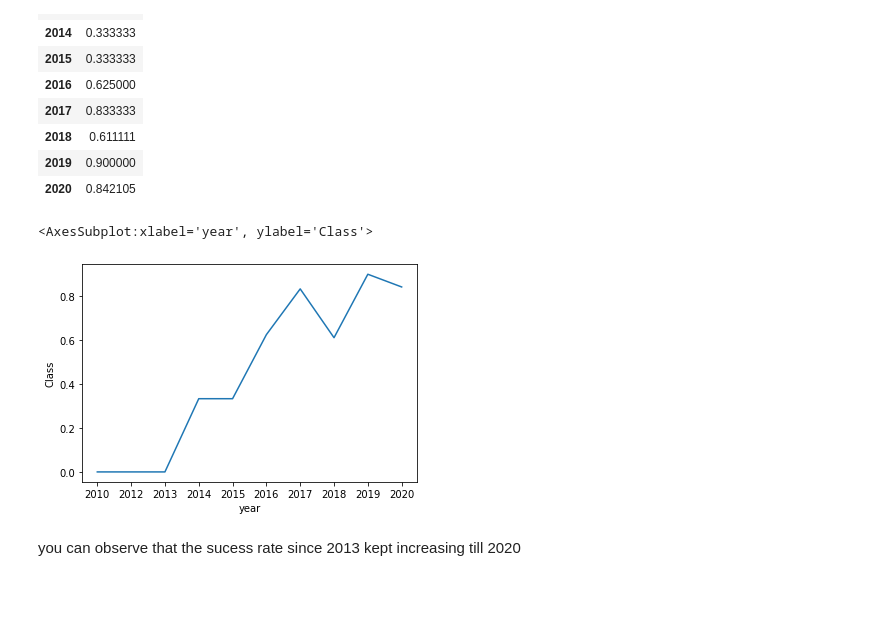
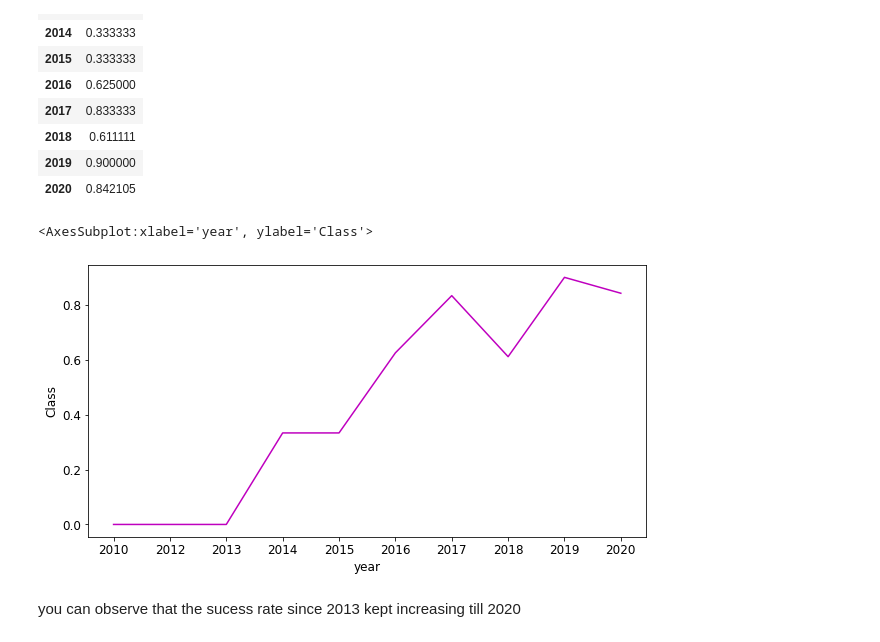
Before and after one commit to henockmamo54/test_coursera, a Jupyter notebook: jupyter-labs-eda-dataviz.ipynb, the cells around one changed output. Cells and saved outputs as stored; diff of their text form; code cells hidden in the pictures; blank space fills up the shorter version.

```diff
--- a/jupyter-labs-eda-dataviz.ipynb
+++ b/jupyter-labs-eda-dataviz.ipynb
@@ -86,6 +86,8 @@ Next, let's drill down to each site visualize its detailed launch records.
 Use the function <code>catplot</code> to plot <code>FlightNumber</code> vs <code>LaunchSite</code>, set the  parameter <code>x</code>  parameter to <code>FlightNumber</code>,set the  <code>y</code> to <code>Launch Site</code> and set the parameter <code>hue</code> to <code>'class'</code>
 # %%
 # Plot a scatter point chart with x axis to be Flight Number and y axis to be the launch site, and hue to be the class value
+plt.figure(figsize=(10,5))
+plt.rcParams.update({'font.size': 12})
 sns.scatterplot(data=df, x="FlightNumber", y="LaunchSite",hue='Class')
 # %% [output]
 <AxesSubplot:xlabel='FlightNumber', ylabel='LaunchSite'>
@@ -98,6 +108,8 @@ Now try to explain the patterns you found in the Flight Number vs. Launch Site s
 We also want to observe if there is any relationship between launch sites and their payload mass.
 # %%
 # Plot a scatter point chart with x axis to be Pay Load Mass (kg) and y axis to be the launch site, and hue to be the class value
+plt.figure(figsize=(10,5))
+plt.rcParams.update({'font.size': 12})
 sns.scatterplot(data=df, x="PayloadMass", y="LaunchSite",hue='Class',legend='brief')
 # %% [output]
 <AxesSubplot:xlabel='PayloadMass', ylabel='LaunchSite'>
@@ -127,6 +157,8 @@ Analyze the ploted bar chart try to find which orbits have high sucess rate.
 For each orbit, we want to see if there is any relationship between FlightNumber and Orbit type.
 # %%
 # Plot a scatter point chart with x axis to be FlightNumber and y axis to be the Orbit, and hue to be the class value
+plt.figure(figsize=(10,5))
+plt.rcParams.update({'font.size': 12})
 sns.scatterplot(data=df, x="FlightNumber", y="Orbit",hue='Class',legend='brief')
 # %% [output]
 <AxesSubplot:xlabel='FlightNumber', ylabel='Orbit'>
@@ -139,6 +186,8 @@ You should see that in the LEO orbit the Success appears related to the number o
 Similarly, we can plot the Payload vs. Orbit scatter point charts to reveal the relationship between Payload and Orbit type
 # %%
 # Plot a scatter point chart with x axis to be Payload and y axis to be the Orbit, and hue to be the class value
+plt.figure(figsize=(10,5))
+plt.rcParams.update({'font.size': 12})
 sns.scatterplot(data=df, x="PayloadMass", y="Orbit",hue='Class',legend='brief')
 # %% [output]
 <AxesSubplot:xlabel='PayloadMass', ylabel='Orbit'>
@@ -179,11 +228,13 @@ temp
 | 2020 | 0.842105 |
 # %%
 # Plot a line chart with x axis to be the extracted year and y axis to be the success rate
+plt.figure(figsize=(10,5))
+plt.rcParams.update({'font.size': 12})
 temp=df.groupby(by=['year'])[['Class']].mean()
-sns.lineplot(data=temp,x='year',y='Class')
+sns.lineplot(data=temp,x='year',y='Class',color='m')
 # %% [output]
 <AxesSubplot:xlabel='year', ylabel='Class'>
-[figure, old version]
+[figure, new version]
 # %% [markdown]
 you can observe that the sucess rate since 2013 kept increasing till 2020
 # %% [markdown]
```
Also changed, not shown: parts of 9 cells of this notebook.
